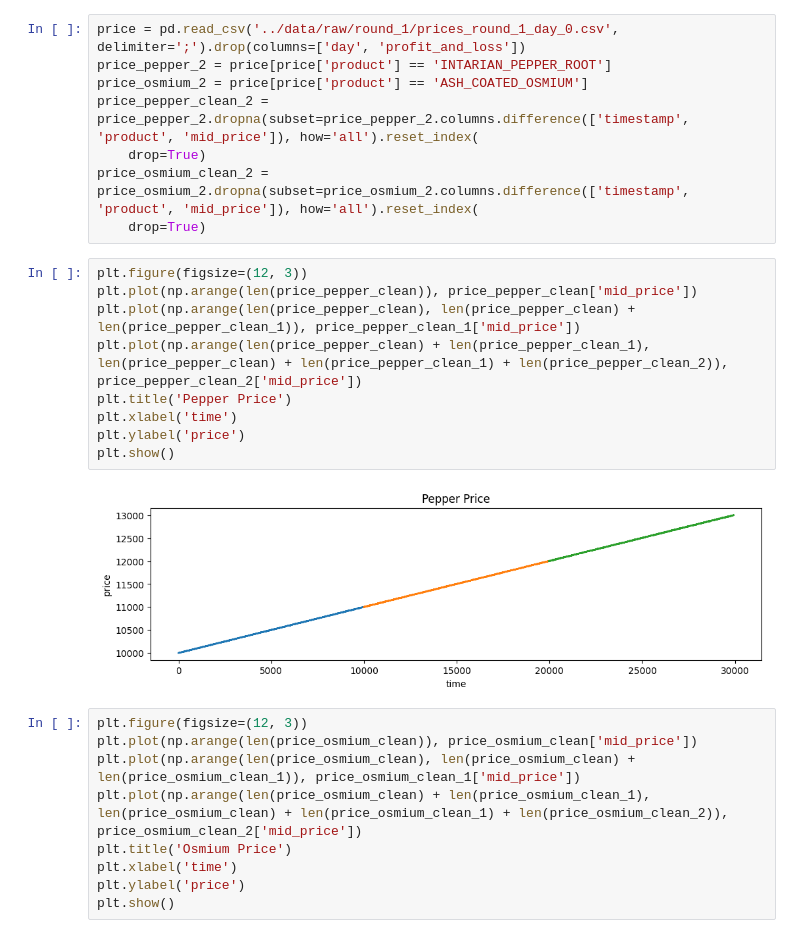
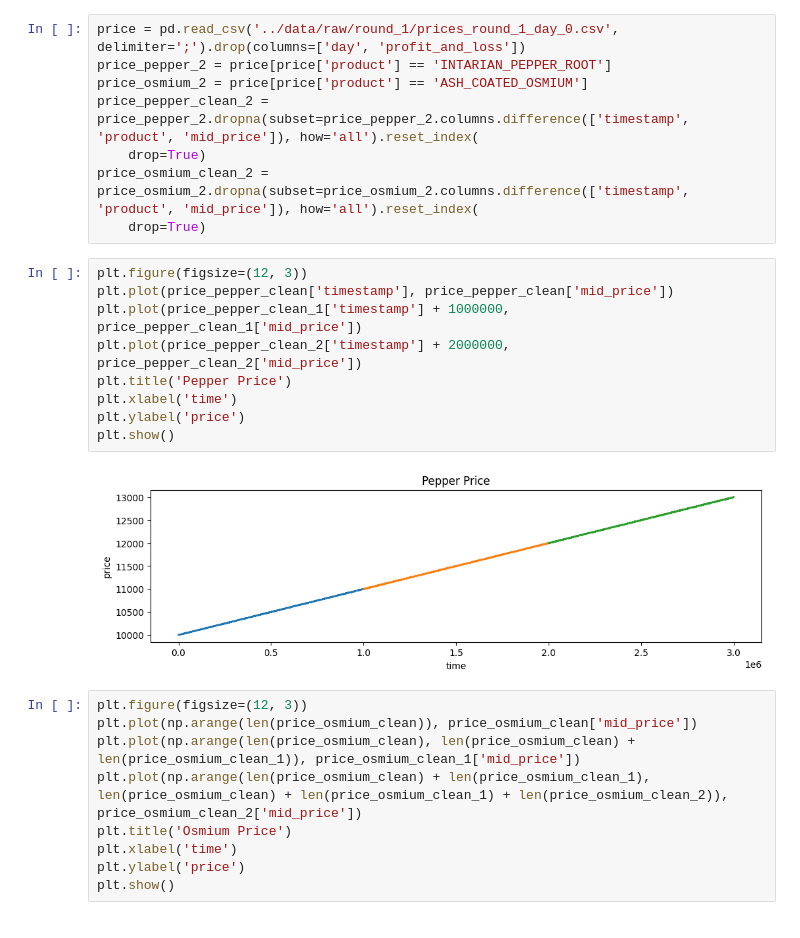
Before and after one commit to aemilani/imc-prosperity-4, a Jupyter notebook: notebooks/round_1.ipynb, the cells around one changed output. Saved outputs shown, nothing was run; the diff lists cells and outputs as text.

```diff
--- a/notebooks/round_1.ipynb
+++ b/notebooks/round_1.ipynb
@@ -75,15 +76,15 @@ price_osmium_clean_2 = price_osmium_2.dropna(subset=price_osmium_2.columns.diffe
     drop=True)
 # %%
 plt.figure(figsize=(12, 3))
-plt.plot(np.arange(len(price_pepper_clean)), price_pepper_clean['mid_price'])
-plt.plot(np.arange(len(price_pepper_clean), len(price_pepper_clean) + len(price_pepper_clean_1)), price_pepper_clean_1['mid_price'])
-plt.plot(np.arange(len(price_pepper_clean) + len(price_pepper_clean_1), len(price_pepper_clean) + len(price_pepper_clean_1) + len(price_pepper_clean_2)), price_pepper_clean_2['mid_price'])
+plt.plot(price_pepper_clean['timestamp'], price_pepper_clean['mid_price'])
+plt.plot(price_pepper_clean_1['timestamp'] + 1000000, price_pepper_clean_1['mid_price'])
+plt.plot(price_pepper_clean_2['timestamp'] + 2000000, price_pepper_clean_2['mid_price'])
 plt.title('Pepper Price')
 plt.xlabel('time')
 plt.ylabel('price')
 plt.show()
 # %% [output]
-[figure, old version]
+[figure, new version]
 # %%
 plt.figure(figsize=(12, 3))
 plt.plot(np.arange(len(price_osmium_clean)), price_osmium_clean['mid_price'])
```
Also changed, not shown: parts of 20 cells of this notebook, 1 other file.
